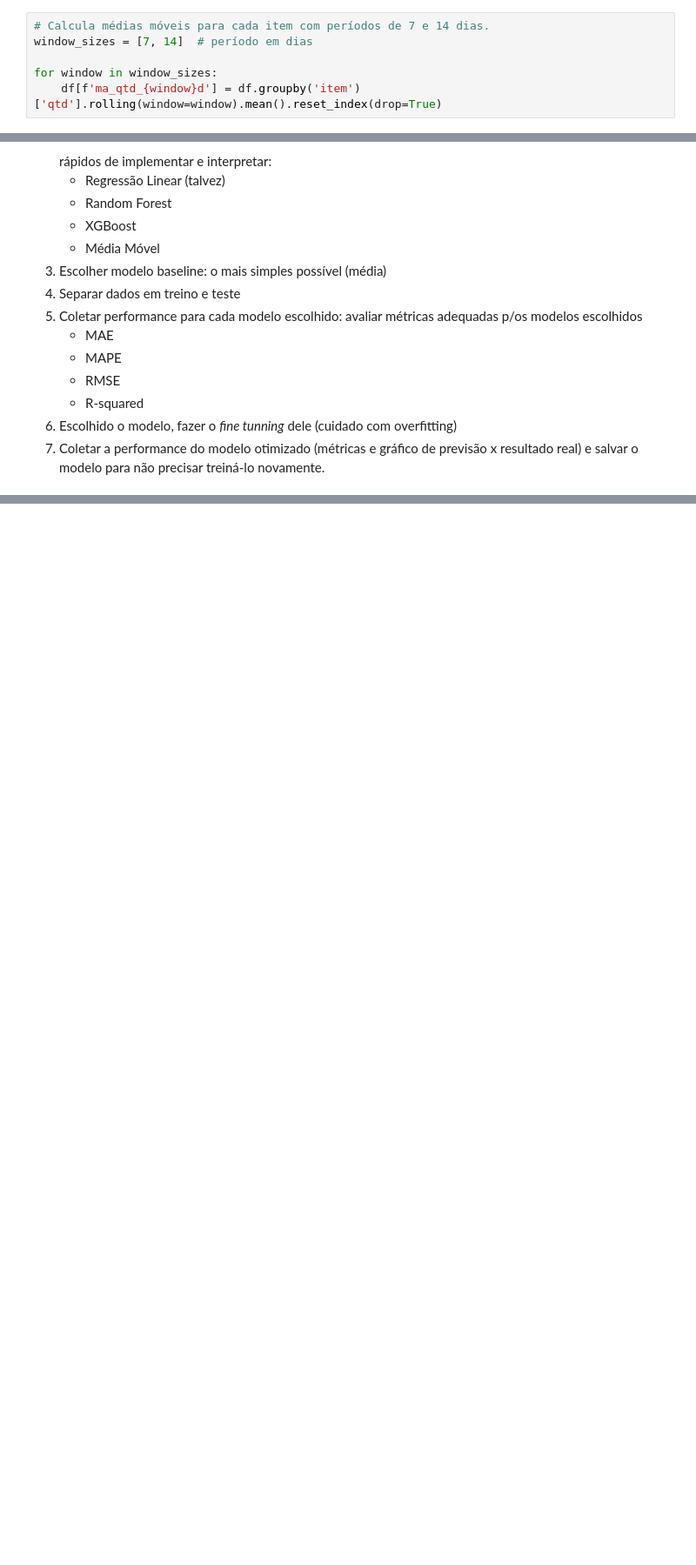
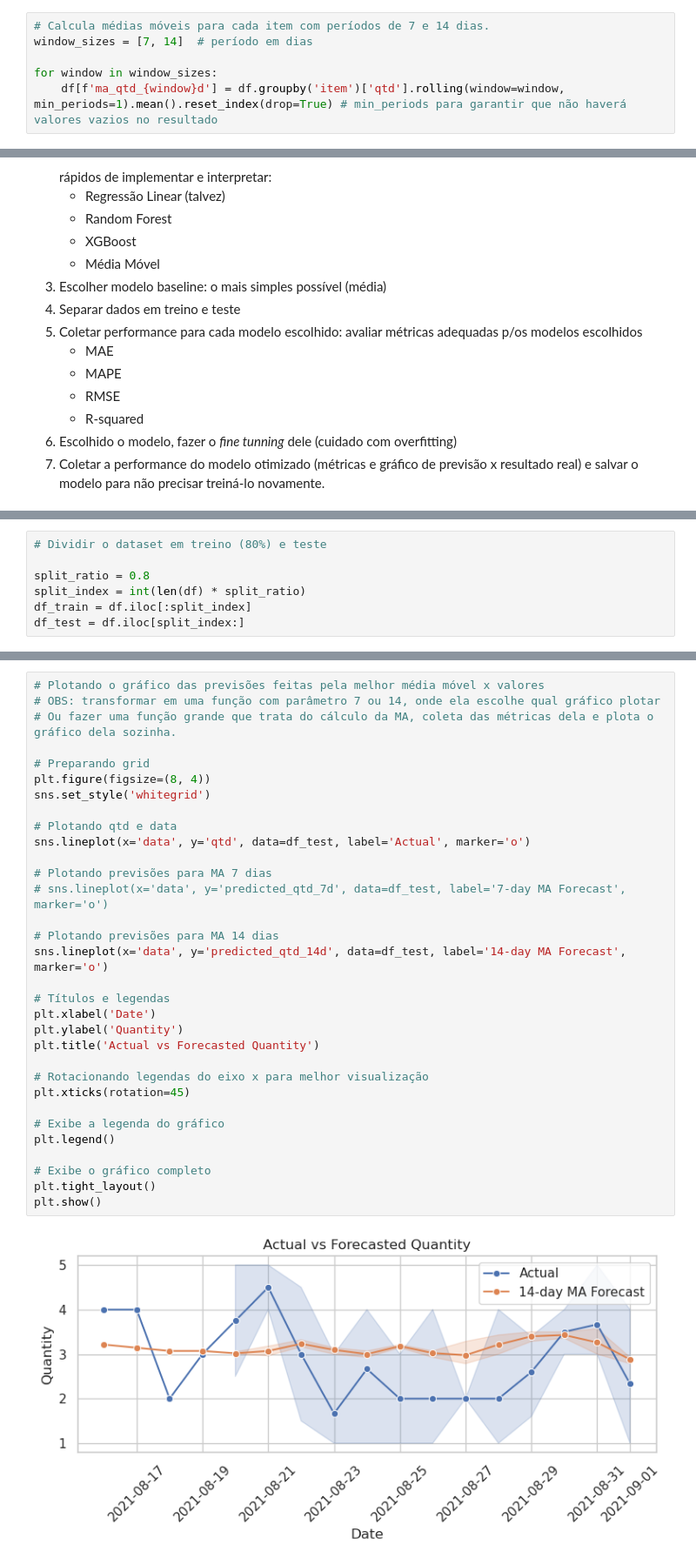
Before and after one commit to joaomj/case_mrhealth, a Jupyter notebook: notebook.ipynb, the cells around one changed output, grey strips where cells are left out. Shown: that part at 87% size. Drawn from its saved outputs; the diff is of its cells as text; blank space fills up the shorter version.

```diff
--- a/notebook.ipynb
+++ b/notebook.ipynb
@@ -265,7 +266,7 @@ Elas ajudam a suavizar os dados, reduzir a dimensão e identificar mais facilmen
 window_sizes = [7, 14]  # período em dias
 
 for window in window_sizes:
-    df[f'ma_qtd_{window}d'] = df.groupby('item')['qtd'].rolling(window=window).mean().reset_index(drop=True)
+    df[f'ma_qtd_{window}d'] = df.groupby('item')['qtd'].rolling(window=window, min_periods=1).mean().reset_index(drop=True) # min_periods para garantir que não haverá valores vazios no resultado
 # %% [markdown]
 # **Análise Exploratória (EDA)**
 Dos requisitos do projeto:
@@ -580,0 +585,7 @@ Quantidade média de cada item em um pedido típico:
+# %%
+# Dividir o dataset em treino (80%) e teste
+
+split_ratio = 0.8
+split_index = int(len(df) * split_ratio)
+df_train = df.iloc[:split_index]
+df_test = df.iloc[split_index:]
@@ -580,0 +639,34 @@ Quantidade média de cada item em um pedido típico:
+# %%
+# Plotando o gráfico das previsões feitas pela melhor média móvel x valores
+# OBS: transformar em uma função com parâmetro 7 ou 14, onde ela escolhe qual gráfico plotar
+# Ou fazer uma função grande que trata do cálculo da MA, coleta das métricas dela e plota o gráfico dela sozinha.
+
+# Preparando grid
+plt.figure(figsize=(8, 4))
+sns.set_style('whitegrid')
+
+# Plotando qtd e data
+sns.lineplot(x='data', y='qtd', data=df_test, label='Actual', marker='o')
+
+# Plotando previsões para MA 7 dias
+# sns.lineplot(x='data', y='predicted_qtd_7d', data=df_test, label='7-day MA Forecast', marker='o')
+
+# Plotando previsões para MA 14 dias
+sns.lineplot(x='data', y='predicted_qtd_14d', data=df_test, label='14-day MA Forecast', marker='o')
+
+# Títulos e legendas
+plt.xlabel('Date')
+plt.ylabel('Quantity')
+plt.title('Actual vs Forecasted Quantity')
+
+# Rotacionando legendas do eixo x para melhor visualização
+plt.xticks(rotation=45)
+
+# Exibe a legenda do gráfico
+plt.legend()
+
+# Exibe o gráfico completo
+plt.tight_layout()
+plt.show()
+# %% [output]
+[figure, added]
```
Also changed, not shown: parts of 4 cells of this notebook.
